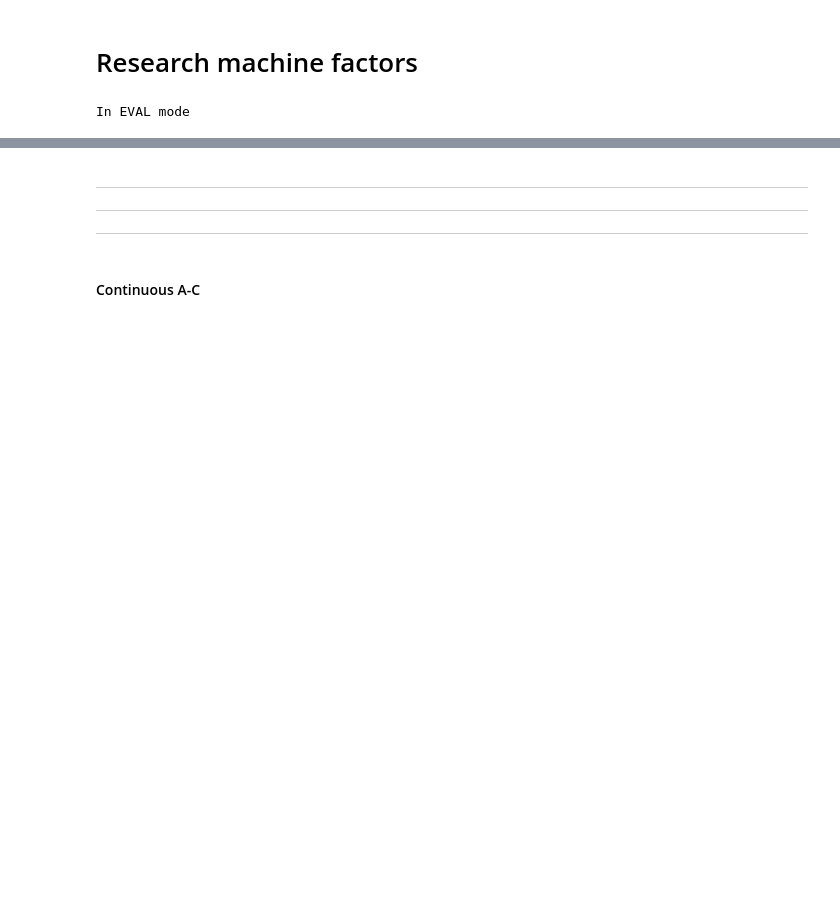
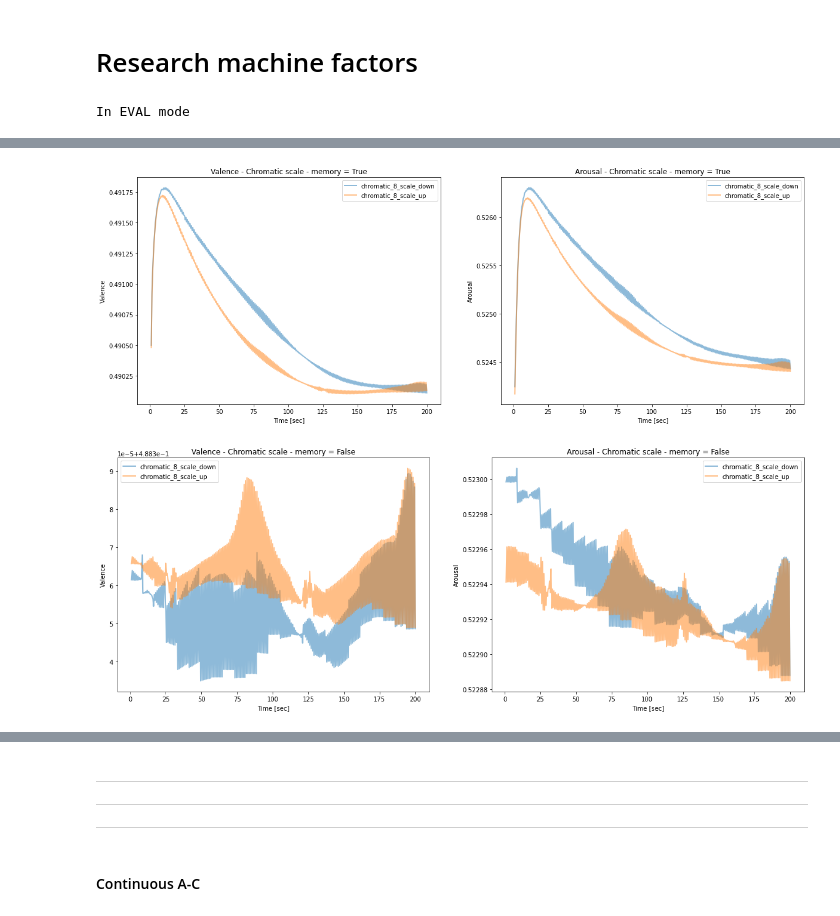
Before and after one commit to amityungman/aimpathy, a Jupyter notebook: LSTMCNN.ipynb, the cells around one changed output, grey strips where cells are left out. Cells and saved outputs as stored; diff of their text form; code cells hidden in the pictures; blank space fills up the shorter version.

```diff
--- a/LSTMCNN.ipynb
+++ b/LSTMCNN.ipynb
@@ -446,0 +448,5 @@ for use_memory in [True, False]:
+# %%
+plot_files(["chromatic_8_scale_down", "chromatic_8_scale_up"], "Chromatic scale")
+# %% [output]
+[figure, added]
+[figure, added]
```
Also changed, not shown: parts of 14 cells of this notebook, 3 other files.
